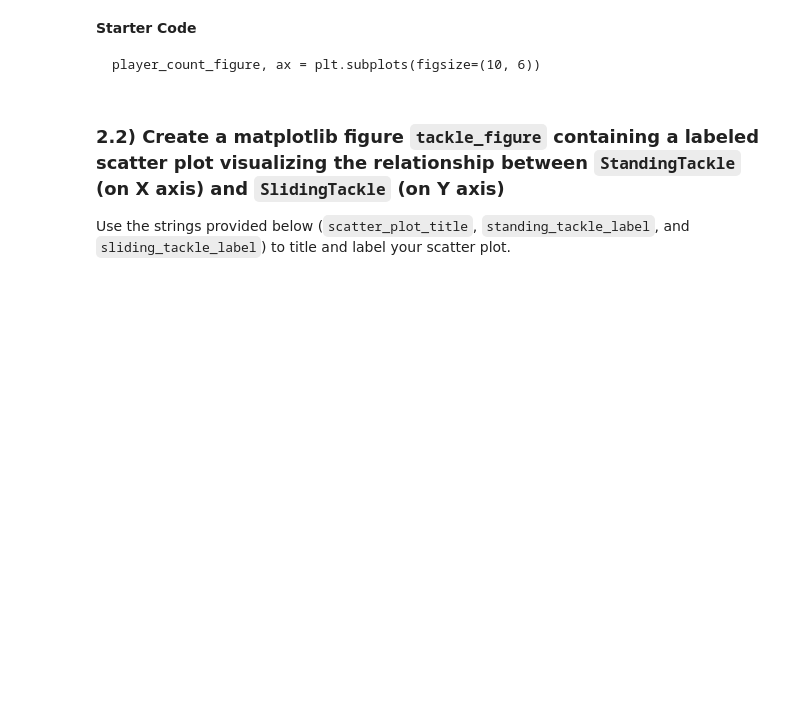
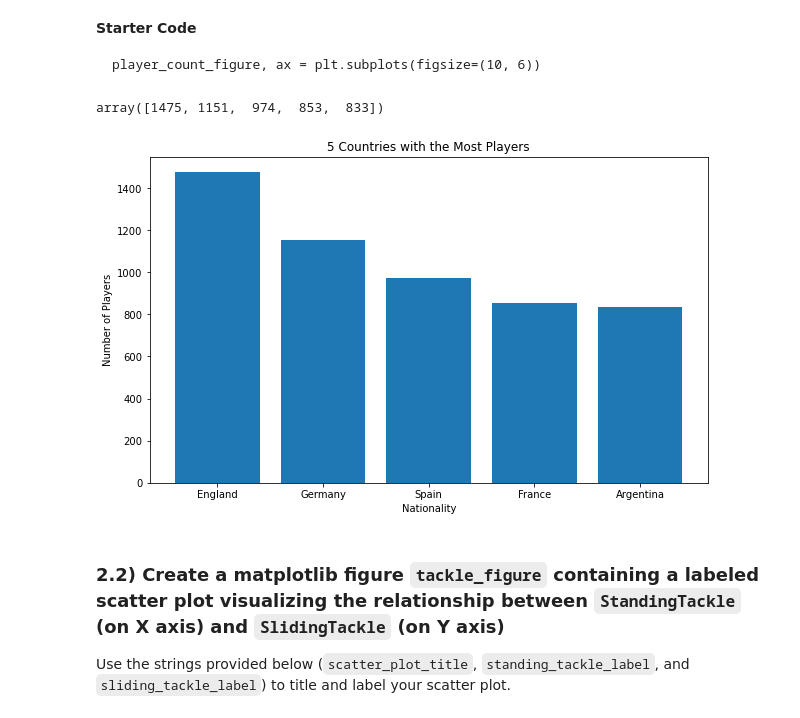
Before and after one commit to Collin9726/dsc-code-challenge-1, a Jupyter notebook: index.ipynb, the cells around one changed output. Cells and saved outputs as stored; diff of their text form; code cells hidden in the pictures; blank space fills up the shorter version.

```diff
--- a/index.ipynb
+++ b/index.ipynb
@@ -133,15 +133,27 @@ Argentina     | 600
 **Starter Code**
 
     player_count_figure, ax = plt.subplots(figsize=(10, 6))
+# %%
+df.groupby('Nationality').count().sort_values(by=['ID'], ascending=False)['ID'].values[:5]
+# %% [output]
+array([1475, 1151,  974,  853,  833])
 # %%
 bar_chart_countries = ['England', 'Germany', 'Spain', 'France', 'Argentina']
 
 bar_chart_title = '5 Countries with the Most Players'
 bar_chart_count_label = 'Number of Players'
 bar_chart_series_label = 'Nationality'
 
 # YOUR CODE HERE
-raise NotImplementedError()
+y = df.groupby('Nationality').count().sort_values(by=['ID'], ascending=False)['ID'].values[:5]
+
+player_count_figure, ax = plt.subplots(figsize=(10, 6))
+ax.bar(bar_chart_countries, y)
+ax.set_xlabel(bar_chart_series_label)
+ax.set_ylabel(bar_chart_count_label)
+ax.set_title(bar_chart_title);
+# %% [output]
+[figure, added]
 # %%
 # This test confirms that you have created a figure named player_count_figure
 
```
Also changed, not shown: parts of 10 cells of this notebook.
